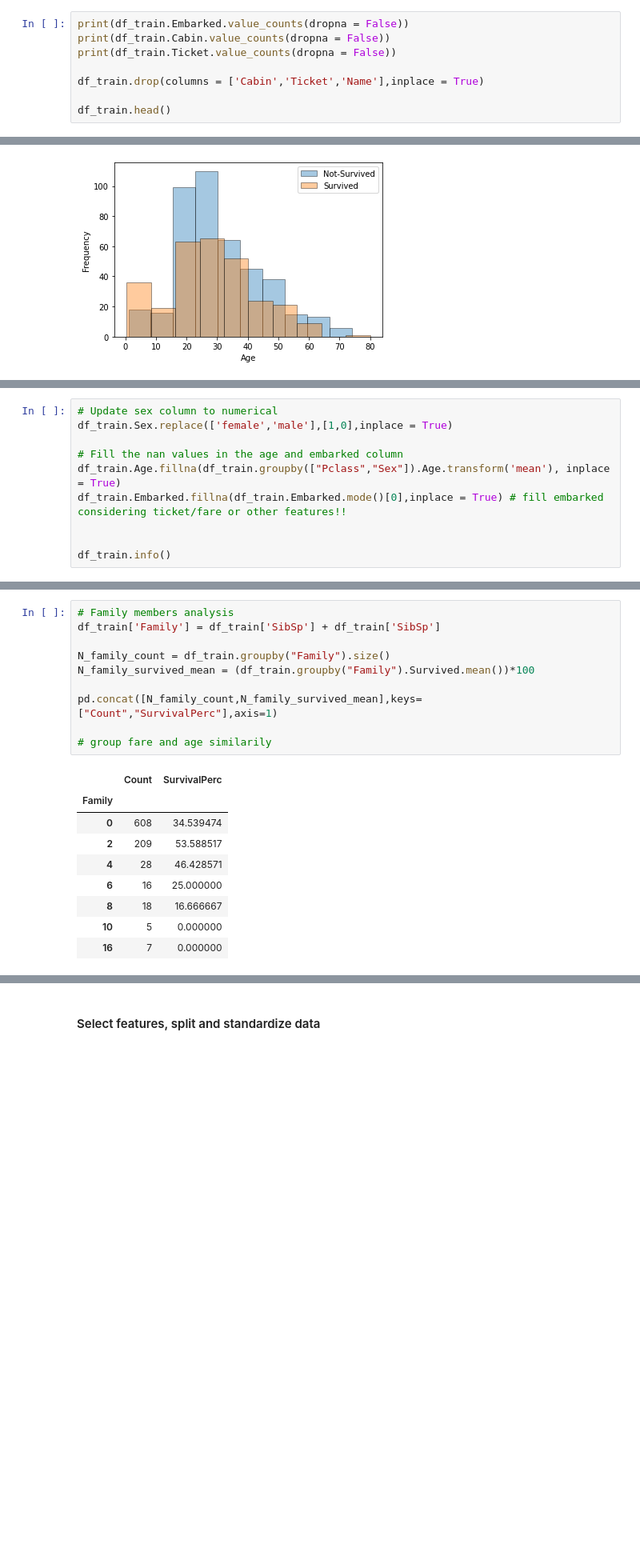
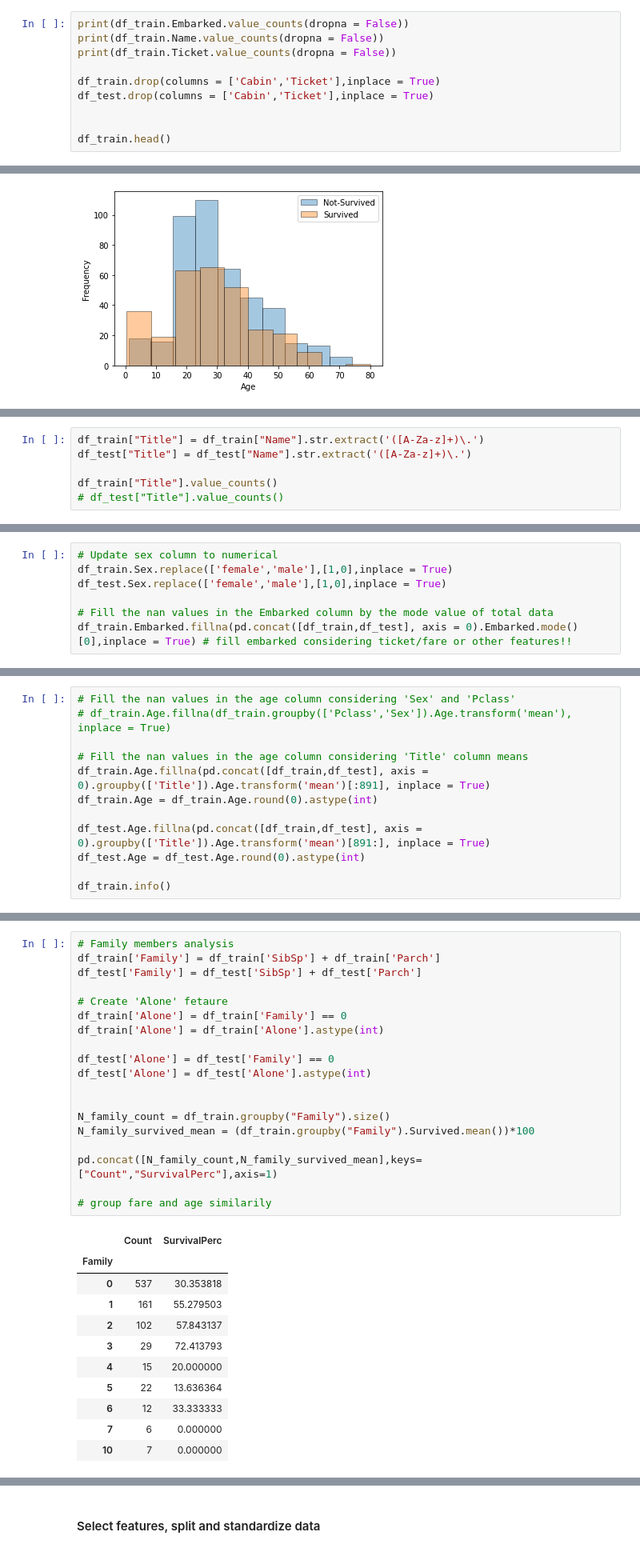
Before and after one commit to zele95/Kaggle_Titanic_ML, a Jupyter notebook: main.ipynb, the cells around one changed output, grey strips where cells are left out. Shown at 80% size. Cells and saved outputs as stored; diff of their text form; blank space fills up the shorter version.

```diff
--- a/main.ipynb
+++ b/main.ipynb
@@ -68,9 +75,11 @@ Besides 'Age', only 'Cabin' and 'Embarked' have missing values. We can inspect t
 # %%
 print(df_train.Embarked.value_counts(dropna = False))
-print(df_train.Cabin.value_counts(dropna = False))
+print(df_train.Name.value_counts(dropna = False))
 print(df_train.Ticket.value_counts(dropna = False))
 
-df_train.drop(columns = ['Cabin','Ticket','Name'],inplace = True)
+df_train.drop(columns = ['Cabin','Ticket'],inplace = True)
+df_test.drop(columns = ['Cabin','Ticket'],inplace = True)
+
 
 df_train.head()
 # %% [output]
@@ -163,0 +177,6 @@ Name: Age, dtype: float64
+# %%
+df_train["Title"] = df_train["Name"].str.extract('([A-Za-z]+)\.')
+df_test["Title"] = df_test["Name"].str.extract('([A-Za-z]+)\.')
+
+df_train["Title"].value_counts()
+# df_test["Title"].value_counts()
@@ -168,10 +232,7 @@ Next, 'Sex' column is mapped to integers 0 and 1 and missing values in the 'Age'
 # %%
 # Update sex column to numerical
 df_train.Sex.replace(['female','male'],[1,0],inplace = True)
+df_test.Sex.replace(['female','male'],[1,0],inplace = True)
 
-# Fill the nan values in the age and embarked column
-df_train.Age.fillna(df_train.groupby(["Pclass","Sex"]).Age.transform('mean'), inplace = True)
-df_train.Embarked.fillna(df_train.Embarked.mode()[0],inplace = True) # fill embarked considering ticket/fare or other features!!
-
-
-df_train.info()
+# Fill the nan values in the Embarked column by the mode value of total data
+df_train.Embarked.fillna(pd.concat([df_train,df_test], axis = 0).Embarked.mode()[0],inplace = True) # fill embarked considering ticket/fare or other features!!
@@ -198,0 +256,12 @@ Now, new features can be created in order to check the contribution of the new f
+# %%
+# Fill the nan values in the age column considering 'Sex' and 'Pclass'
+# df_train.Age.fillna(df_train.groupby(['Pclass','Sex']).Age.transform('mean'), inplace = True)
+
+# Fill the nan values in the age column considering 'Title' column means
+df_train.Age.fillna(pd.concat([df_train,df_test], axis = 0).groupby(['Title']).Age.transform('mean')[:891], inplace = True)
+df_train.Age = df_train.Age.round(0).astype(int)
+
+df_test.Age.fillna(pd.concat([df_train,df_test], axis = 0).groupby(['Title']).Age.transform('mean')[891:], inplace = True)
+df_test.Age = df_test.Age.round(0).astype(int)
+
+df_train.info()
@@ -199,20 +293,31 @@ Now, new features can be created in order to check the contribution of the new f
 # %%
 # Family members analysis
-df_train['Family'] = df_train['SibSp'] + df_train['SibSp']
+df_train['Family'] = df_train['SibSp'] + df_train['Parch']
+df_test['Family'] = df_test['SibSp'] + df_test['Parch']
+
+# Create 'Alone' fetaure
+df_train['Alone'] = df_train['Family'] == 0
+df_train['Alone'] = df_train['Alone'].astype(int)
+
+df_test['Alone'] = df_test['Family'] == 0
+df_test['Alone'] = df_test['Alone'].astype(int)
+
 
 N_family_count = df_train.groupby("Family").size()
 N_family_survived_mean = (df_train.groupby("Family").Survived.mean())*100
 
 pd.concat([N_family_count,N_family_survived_mean],keys=["Count","SurvivalPerc"],axis=1)
 
 # group fare and age similarily
 # %% [output]
 |  | Count | SurvivalPerc |
 | Family |  |  |
-| 0 | 608 | 34.539474 |
-| 2 | 209 | 53.588517 |
-| 4 | 28 | 46.428571 |
-| 6 | 16 | 25.000000 |
-| 8 | 18 | 16.666667 |
-| 10 | 5 | 0.000000 |
-| 16 | 7 | 0.000000 |
+| 0 | 537 | 30.353818 |
+| 1 | 161 | 55.279503 |
+| 2 | 102 | 57.843137 |
+| 3 | 29 | 72.413793 |
+| 4 | 15 | 20.000000 |
+| 5 | 22 | 13.636364 |
+| 6 | 12 | 33.333333 |
+| 7 | 6 | 0.000000 |
+| 10 | 7 | 0.000000 |
```
Also changed, not shown: parts of 39 cells of this notebook, 3 other files.
